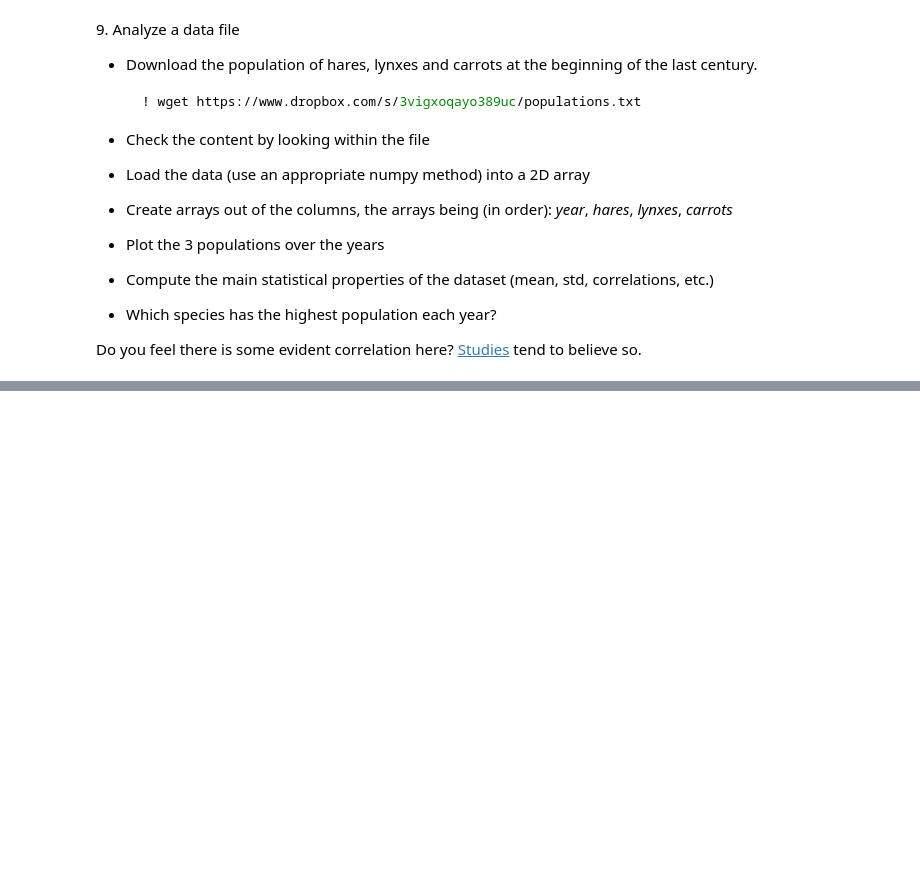
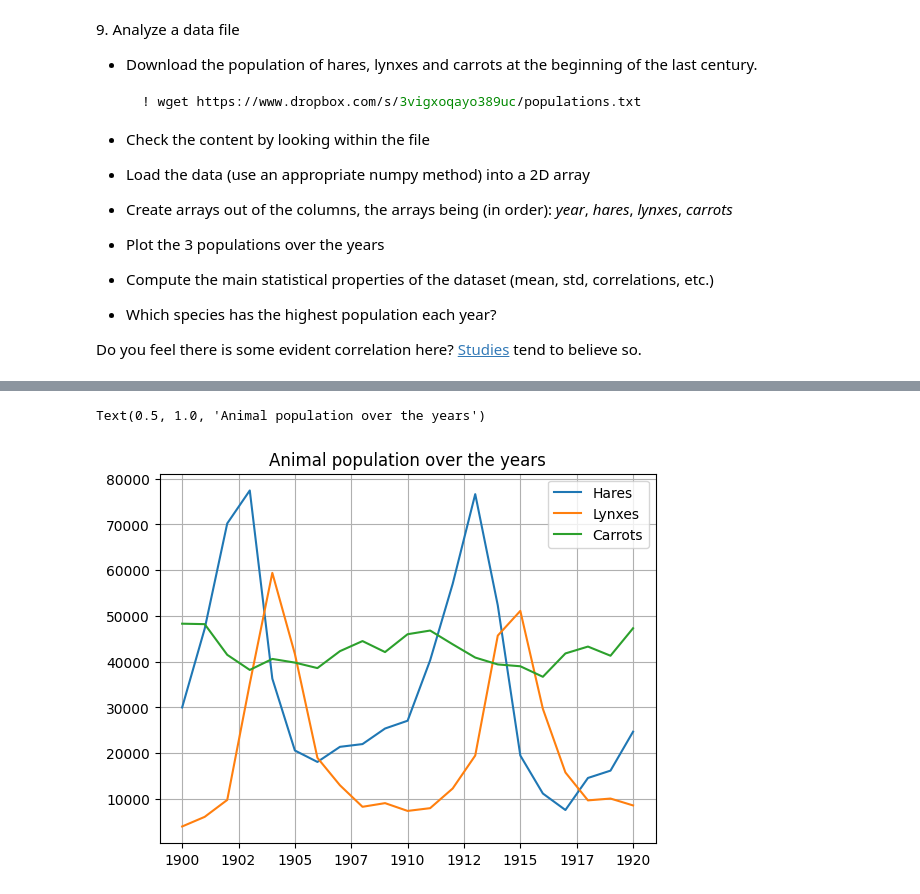
Before and after one commit to gleeeee0788/LaboratoryOfComputationalPhysics_Y9, a Jupyter notebook: 04ex_Numpy.ipynb, the cells around one changed output, grey strips where cells are left out. Drawn from its saved outputs; the diff is of its cells as text; code cells hidden in the pictures; blank space fills up the shorter version.

```diff
--- a/04ex_Numpy.ipynb
+++ b/04ex_Numpy.ipynb
@@ -84,0 +338,19 @@ Do you feel there is some evident correlation here? [Studies](https://www.enr.go
+# %%
+data = np.loadtxt("populations.txt", skiprows=1)
+year = data[:, 0].astype(np.int64)
+hares = data[:, 1]
+lynxes = data[:, 2]
+carrots = data[:, 3]
+# %%
+from matplotlib.ticker import FormatStrFormatter
+
+plt.plot(year, hares, label="Hares")
+plt.plot(year, lynxes, label="Lynxes")
+plt.plot(year, carrots, label="Carrots")
+plt.gca().xaxis.set_major_formatter(FormatStrFormatter('%d'))
+plt.legend()
+plt.grid()
+plt.title("Animal population over the years")
+# %% [output]
+Text(0.5, 1.0, 'Animal population over the years')
+[figure, added]
```
Also changed, not shown: parts of 16 cells of this notebook, 2 other files.
